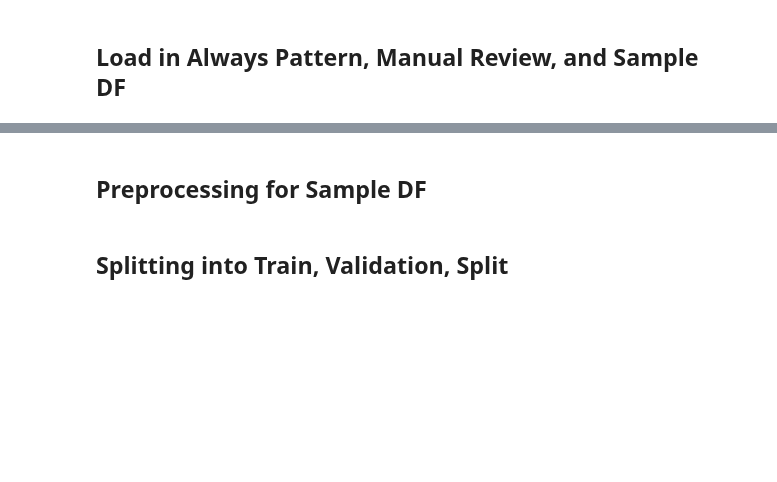
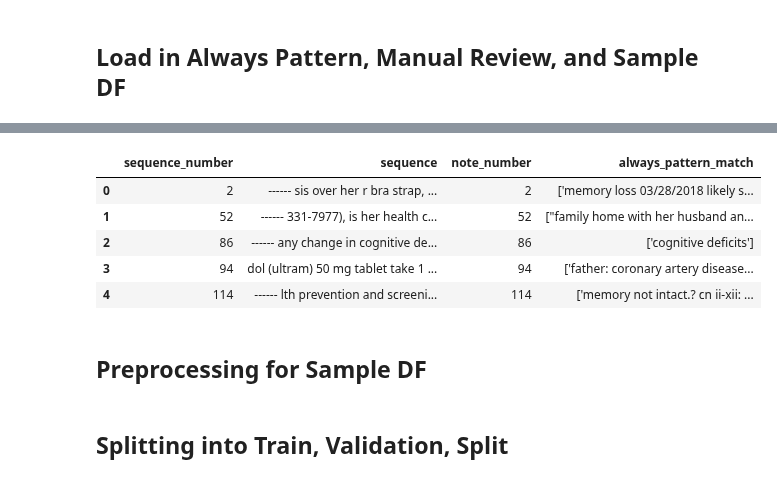
Before and after one commit to anaconda121/NeuraHealth, a Jupyter notebook: Modeling/TFIDF with Regularized Logistic Regression.ipynb, the cells around one changed output, grey strips where cells are left out. Cells and saved outputs as stored; diff of their text form; code cells hidden in the pictures; blank space fills up the shorter version.

```diff
--- a/Modeling/TFIDF with Regularized Logistic Regression.ipynb
+++ b/Modeling/TFIDF with Regularized Logistic Regression.ipynb
@@ -65,3 +72,13 @@ manual_review.head()
+# %%
+real_world_sample = pd.read_csv(r"C:\Users\MIND_DS\Dropbox (Partners HealthCare)\NLP\Tanish\APOE-SLAT\Modeling\Storage\Analysis\real_world_sample.csv")
+real_world_sample.head()
+# %% [output]
+|  | sequence_number | sequence | note_number | always_pattern_match |
+| 0 | 2 | ------ sis over her r bra strap, ... | 2 | ['memory loss 03/28/2018 likely s... |
+| 1 | 52 | ------ 331-7977), is her health c... | 52 | ["family home with her husband an... |
+| 2 | 86 | ------ any change in cognitive de... | 86 | ['cognitive deficits'] |
+| 3 | 94 | dol (ultram) 50 mg tablet take 1 ... | 94 | ['father: coronary artery disease... |
+| 4 | 114 | ------ lth prevention and screeni... | 114 | ['memory not intact.? cn ii-xii: ... |
 # %% [markdown]
 ## Preprocessing for Sample DF
 # %%
```
Also changed, not shown: parts of 7 cells of this notebook, 1 other file.
